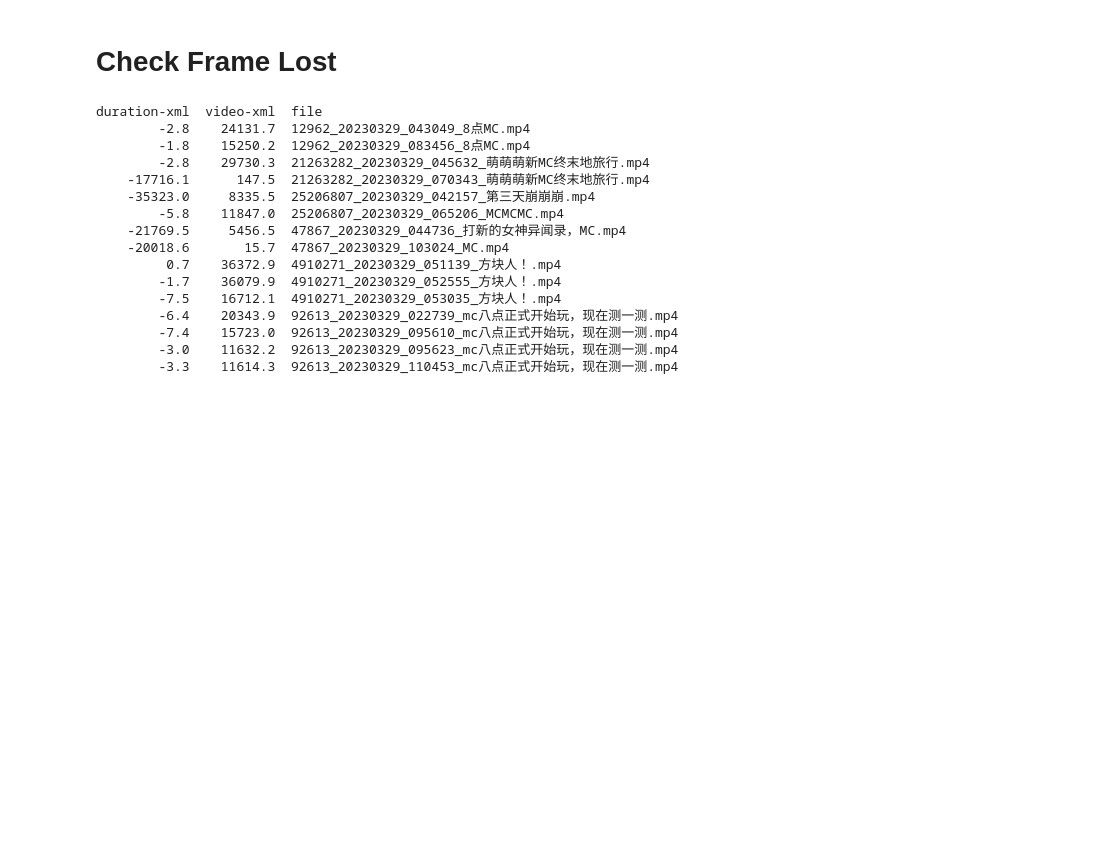
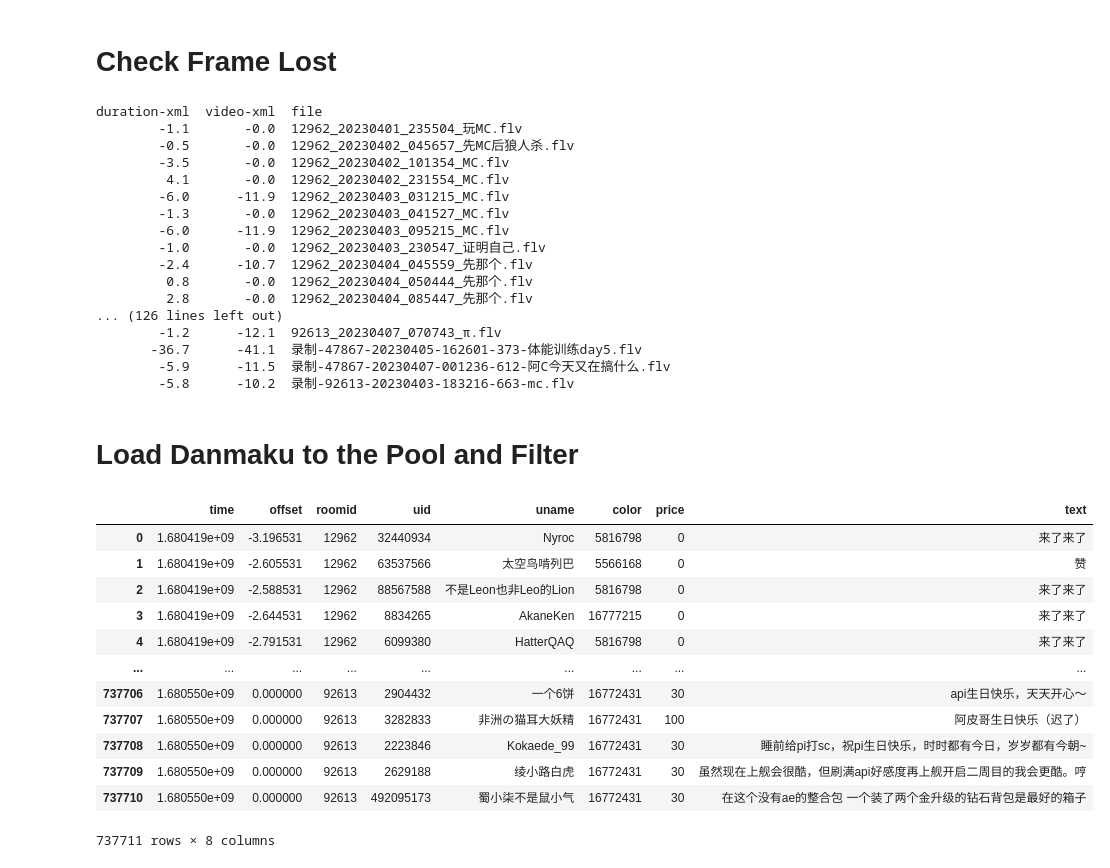
Before and after one commit to y1guo/hotspot-clip, a Jupyter notebook: src/main.ipynb, the cells around one changed output. Drawn from its saved outputs; the diff is of its cells as text; code cells hidden in the pictures; blank space fills up the shorter version.

```diff
--- a/src/main.ipynb
+++ b/src/main.ipynb
@@ -3,7 +3,8 @@ from utils import *
 # %% [markdown]
 # Check Frame Lost
 # %%
-dir = "/mnt/d/Videos/ApixC/apixC_MC终末旅行/footages/day1/"
+# dir = "/mnt/d/Videos/ApixC/apixC_MC终末旅行/footages/day1/"
+dir = "/mnt/d/Videos/ApixC/apixC_MC终末旅行/transcode/"
 
 # print duration inconsistency for all files in the directory
 print("duration-xml  video-xml  file")
@@ -12,18 +13,45 @@ for file in os.listdir(dir):
         print("{:>12.1f}  {:>9.1f}  {}".format(*get_duration_inconsistency(os.path.join(dir, file)), file))
 # %% [output]
 duration-xml  video-xml  file
-        -2.8    24131.7  12962_20230329_043049_8点MC.mp4
-        -1.8    15250.2  12962_20230329_083456_8点MC.mp4
-        -2.8    29730.3  21263282_20230329_045632_萌萌萌新MC终末地旅行.mp4
-    -17716.1      147.5  21263282_20230329_070343_萌萌萌新MC终末地旅行.mp4
-    -35323.0     8335.5  25206807_20230329_042157_第三天崩崩崩.mp4
-        -5.8    11847.0  25206807_20230329_065206_MCMCMC.mp4
-    -21769.5     5456.5  47867_20230329_044736_打新的女神异闻录，MC.mp4
-    -20018.6       15.7  47867_20230329_103024_MC.mp4
-         0.7    36372.9  4910271_20230329_051139_方块人！.mp4
-        -1.7    36079.9  4910271_20230329_052555_方块人！.mp4
-        -7.5    16712.1  4910271_20230329_053035_方块人！.mp4
-        -6.4    20343.9  92613_20230329_022739_mc八点正式开始玩，现在测一测.mp4
-        -7.4    15723.0  92613_20230329_095610_mc八点正式开始玩，现在测一测.mp4
-        -3.0    11632.2  92613_20230329_095623_mc八点正式开始玩，现在测一测.mp4
-        -3.3    11614.3  92613_20230329_110453_mc八点正式开始玩，现在测一测.mp4
+        -1.1       -0.0  12962_20230401_235504_玩MC.flv
+        -0.5       -0.0  12962_20230402_045657_先MC后狼人杀.flv
+        -3.5       -0.0  12962_20230402_101354_MC.flv
+         4.1       -0.0  12962_20230402_231554_MC.flv
+        -6.0      -11.9  12962_20230403_031215_MC.flv
+        -1.3       -0.0  12962_20230403_041527_MC.flv
+        -6.0      -11.9  12962_20230403_095215_MC.flv
+        -1.0       -0.0  12962_20230403_230547_证明自己.flv
+        -2.4      -10.7  12962_20230404_045559_先那个.flv
+         0.8       -0.0  12962_20230404_050444_先那个.flv
+         2.8       -0.0  12962_20230404_085447_先那个.flv
+... (126 lines left out)
+        -1.2      -12.1  92613_20230407_070743_π.flv
+       -36.7      -41.1  录制-47867-20230405-162601-373-体能训练day5.flv
+        -5.9      -11.5  录制-47867-20230407-001236-612-阿C今天又在搞什么.flv
+        -5.8      -10.2  录制-92613-20230403-183216-663-mc.flv
+# %% [markdown]
+# Load Danmaku to the Pool and Filter
+# %%
+dir = "/mnt/d/Videos/ApixC/apixC_MC终末旅行/transcode/"
+
+danmaku_pool = DanmakuPool()
+
+for file in os.listdir(dir):
+    if file.endswith(".xml"):
+        danmaku_pool.add_danmaku_from_xml(os.path.join(dir, file))
+# %%
+danmaku_pool.df
+# %% [output]
+|  | time | offset | roomid | uid | uname | color | price | text |
+| 0 | 1.680419e+09 | -3.196531 | 12962 | 32440934 | Nyroc | 5816798 | 0 | 来了来了 |
+| 1 | 1.680419e+09 | -2.605531 | 12962 | 63537566 | 太空鸟啃列巴 | 5566168 | 0 | 赞 |
+| 2 | 1.680419e+09 | -2.588531 | 12962 | 88567588 | 不是Leon也非Leo的Lion | 5816798 | 0 | 来了来了 |
+| 3 | 1.680419e+09 | -2.644531 | 12962 | 8834265 | AkaneKen | 16777215 | 0 | 来了来了 |
+| 4 | 1.680419e+09 | -2.791531 | 12962 | 6099380 | HatterQAQ | 5816798 | 0 | 来了来了 |
+| ... | ... | ... | ... | ... | ... | ... | ... | ... |
+| 737706 | 1.680550e+09 | 0.000000 | 92613 | 2904432 | 一个6饼 | 16772431 | 30 | api生日快乐，天天开心～ |
+| 737707 | 1.680550e+09 | 0.000000 | 92613 | 3282833 | 非洲の猫耳大妖精 | 16772431 | 100 | 阿皮哥生日快乐（迟了） |
+| 737708 | 1.680550e+09 | 0.000000 | 92613 | 2223846 | Kokaede_99 | 16772431 | 30 | 睡前给pi打sc，祝pi生日快乐，时时都有今日，岁岁都有今朝~ |
+| 737709 | 1.680550e+09 | 0.000000 | 92613 | 2629188 | 绫小路白虎 | 16772431 | 30 | 虽然现在上舰会很酷，但刷满api好感度再上舰开启二周目的我会更酷。哼 |
+| 737710 | 1.680550e+09 | 0.000000 | 92613 | 492095173 | 蜀小柒不是鼠小气 | 16772431 | 30 | 在这个没有ae的整合包 一个装了两个金升级的钻石背包是最好的箱子 |
+737711 rows × 8 columns
```
Also changed, not shown: parts of 5 cells of this notebook, 3 other files.
